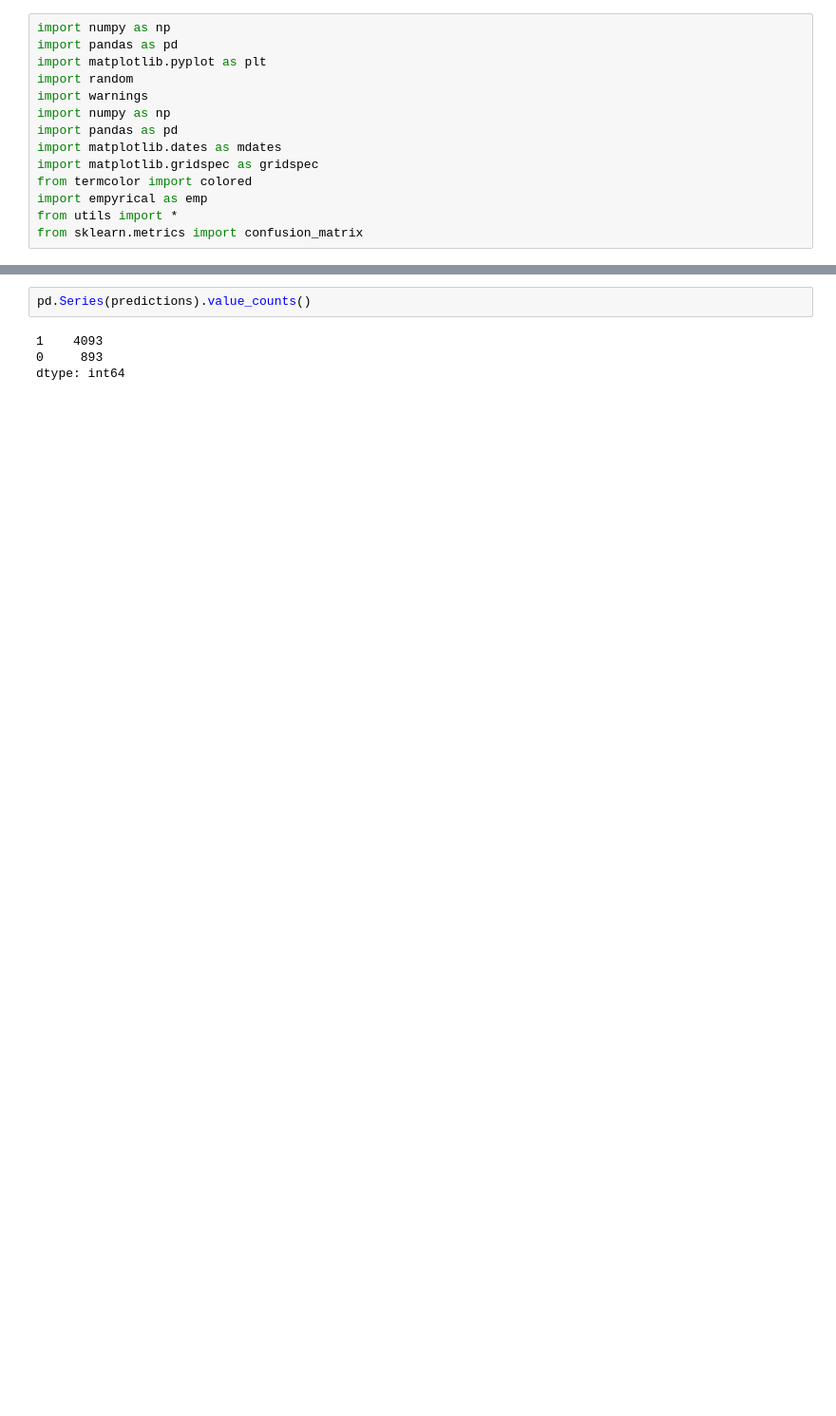
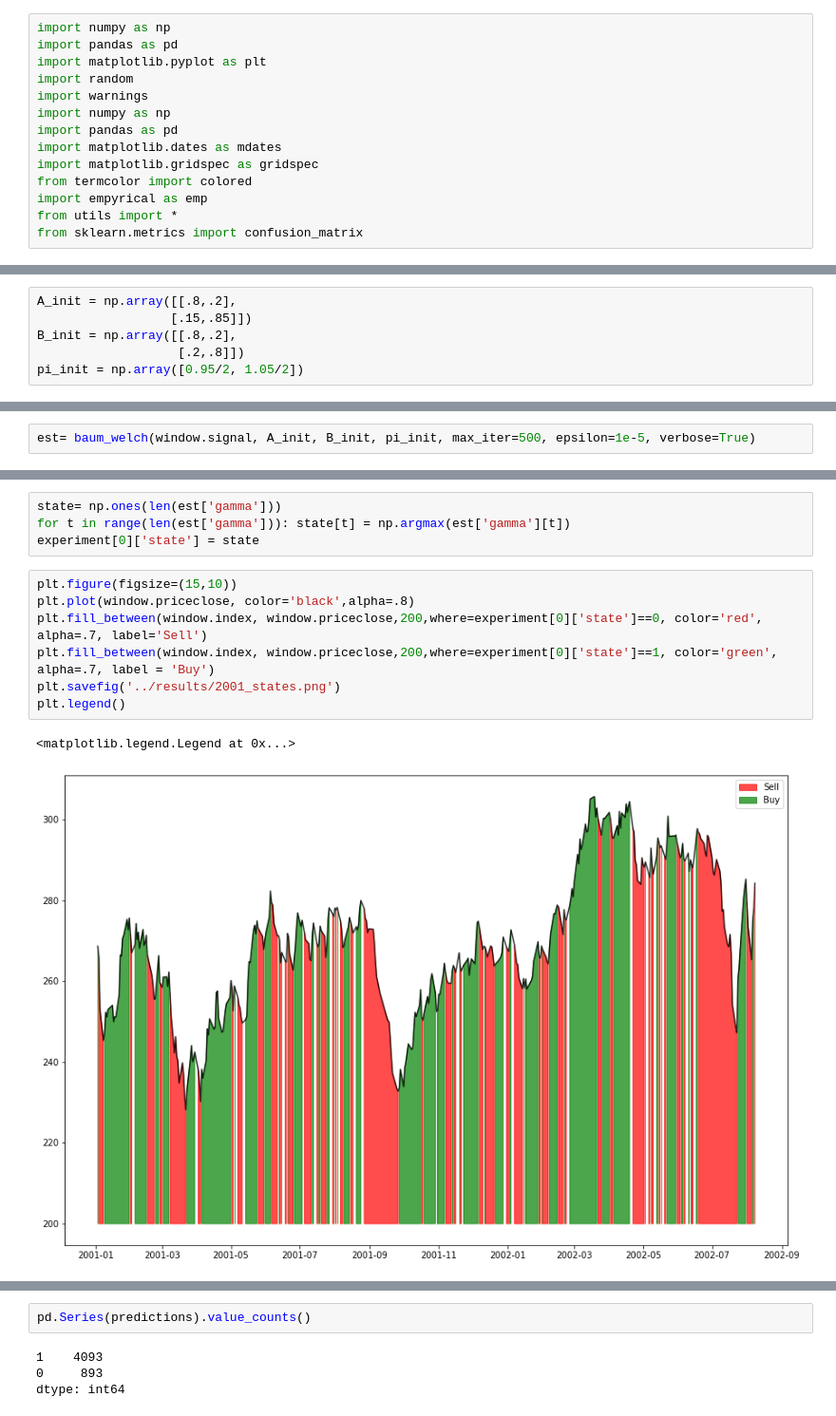
Before and after one commit to gbesposito/hmm_unibo, a Jupyter notebook: scripts/hmm.ipynb, the cells around one changed output, grey strips where cells are left out. Shown: that part at 95% size. Saved outputs shown, nothing was run; the diff lists cells and outputs as text; blank space fills up the shorter version.

```diff
--- a/scripts/hmm.ipynb
+++ b/scripts/hmm.ipynb
@@ -224,0 +138,6 @@ experiment n. 4985 and his state prediction is: 1
+# %%
+A_init = np.array([[.8,.2],
+                  [.15,.85]])
+B_init = np.array([[.8,.2],
+                   [.2,.8]])
+pi_init = np.array([0.95/2, 1.05/2])
@@ -224,0 +157,2 @@ experiment n. 4985 and his state prediction is: 1
+# %%
+est= baum_welch(window.signal, A_init, B_init, pi_init, max_iter=500, epsilon=1e-5, verbose=True)
@@ -224,0 +200,14 @@ experiment n. 4985 and his state prediction is: 1
+# %%
+state= np.ones(len(est['gamma']))
+for t in range(len(est['gamma'])): state[t] = np.argmax(est['gamma'][t])
+experiment[0]['state'] = state
+# %%
+plt.figure(figsize=(15,10))
+plt.plot(window.priceclose, color='black',alpha=.8)
+plt.fill_between(window.index, window.priceclose,200,where=experiment[0]['state']==0, color='red', alpha=.7, label='Sell')
+plt.fill_between(window.index, window.priceclose,200,where=experiment[0]['state']==1, color='green', alpha=.7, label = 'Buy')
+plt.savefig('../results/2001_states.png')
+plt.legend()
+# %% [output]
+<matplotlib.legend.Legend at 0x...>
+[figure, added]
```
Also changed, not shown: parts of 70 cells of this notebook, 8 other files.
